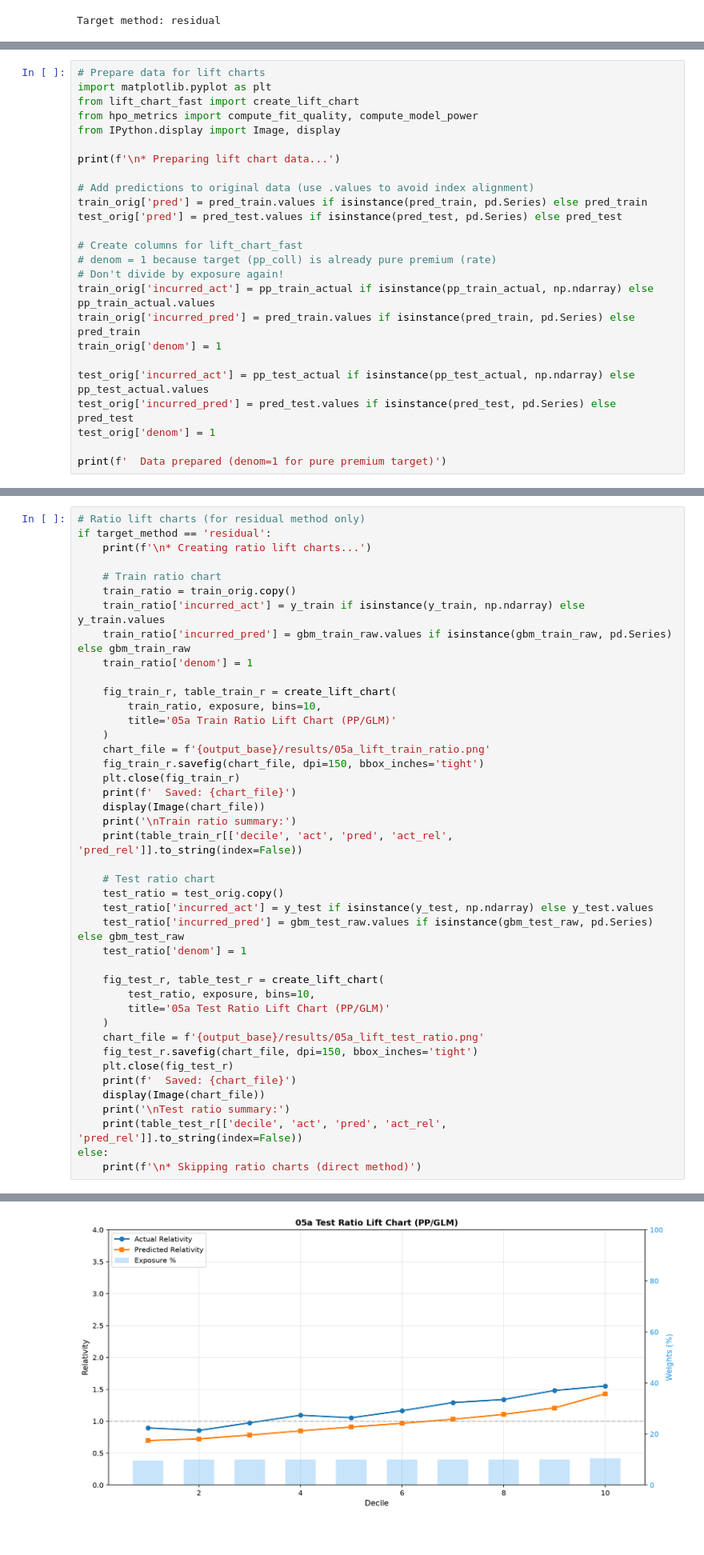
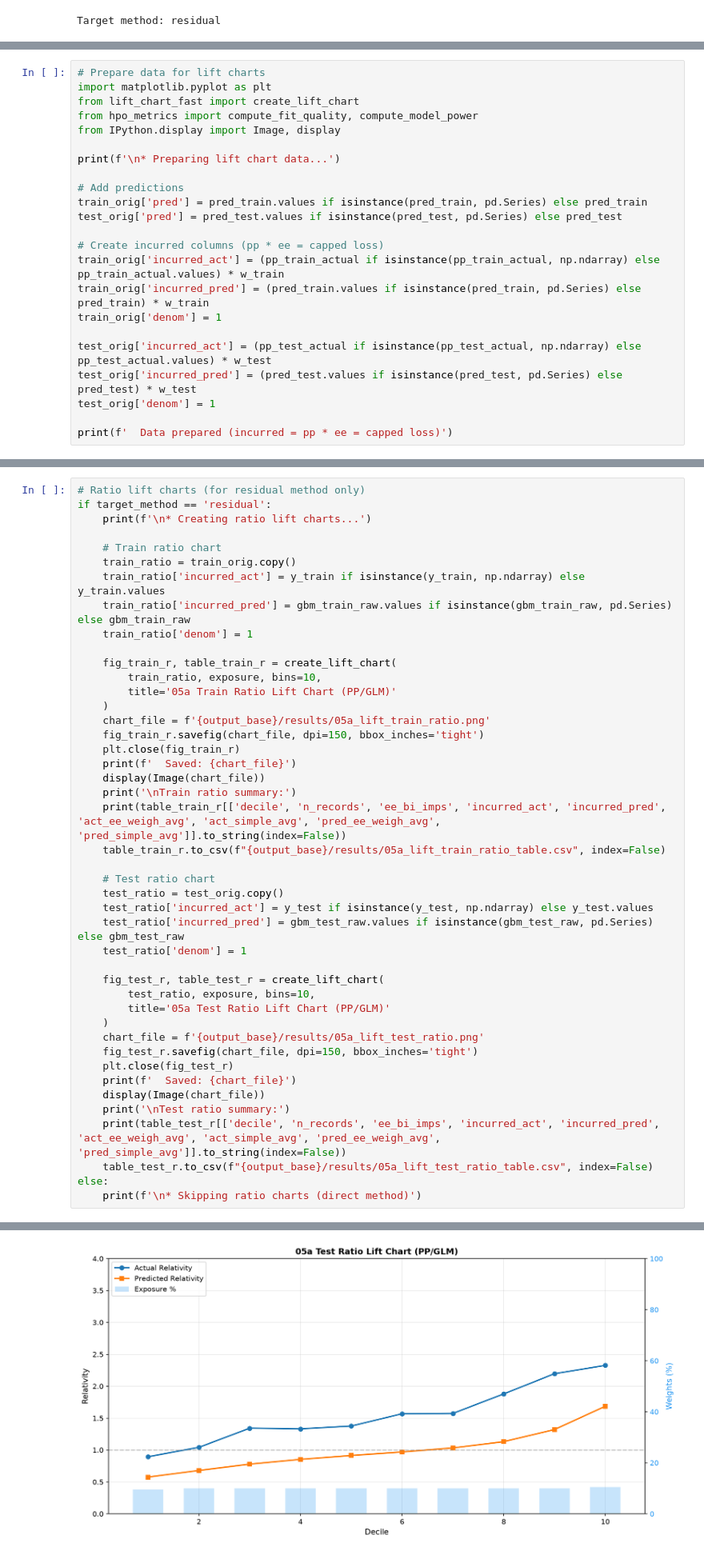
Before and after one commit to axspinnacle/26Dmodelv1, a Jupyter notebook: output/car_liab/v1/notebooks/05a_model_initial.ipynb, the cells around one changed output, grey strips where cells are left out. Shown at 80% size. Saved outputs shown, nothing was run; the diff lists cells and outputs as text.

Commit message:
Got car liab debug2 results that look good. major milestone.

```diff
--- a/output/car_liab/v1/notebooks/05a_model_initial.ipynb
+++ b/output/car_liab/v1/notebooks/05a_model_initial.ipynb
@@ -268,21 +225,19 @@ from IPython.display import Image, display
 
 print(f'\n* Preparing lift chart data...')
 
-# Add predictions to original data (use .values to avoid index alignment)
+# Add predictions
 train_orig['pred'] = pred_train.values if isinstance(pred_train, pd.Series) else pred_train
 test_orig['pred'] = pred_test.values if isinstance(pred_test, pd.Series) else pred_test
 
-# Create columns for lift_chart_fast
-# denom = 1 because target (pp_coll) is already pure premium (rate)
-# Don't divide by exposure again!
-train_orig['incurred_act'] = pp_train_actual if isinstance(pp_train_actual, np.ndarray) else pp_train_actual.values
-train_orig['incurred_pred'] = pred_train.values if isinstance(pred_train, pd.Series) else pred_train
+# Create incurred columns (pp * ee = capped loss)
+train_orig['incurred_act'] = (pp_train_actual if isinstance(pp_train_actual, np.ndarray) else pp_train_actual.values) * w_train
+train_orig['incurred_pred'] = (pred_train.values if isinstance(pred_train, pd.Series) else pred_train) * w_train
 train_orig['denom'] = 1
 
-test_orig['incurred_act'] = pp_test_actual if isinstance(pp_test_actual, np.ndarray) else pp_test_actual.values
-test_orig['incurred_pred'] = pred_test.values if isinstance(pred_test, pd.Series) else pred_test
+test_orig['incurred_act'] = (pp_test_actual if isinstance(pp_test_actual, np.ndarray) else pp_test_actual.values) * w_test
+test_orig['incurred_pred'] = (pred_test.values if isinstance(pred_test, pd.Series) else pred_test) * w_test
 test_orig['denom'] = 1
 
-print(f'  Data prepared (denom=1 for pure premium target)')
+print(f'  Data prepared (incurred = pp * ee = capped loss)')
 # %% [output]
 * Preparing lift chart data...
@@ -406,7 +363,8 @@ if target_method == 'residual':
     print(f'  Saved: {chart_file}')
     display(Image(chart_file))
     print('\nTrain ratio summary:')
-    print(table_train_r[['decile', 'act', 'pred', 'act_rel', 'pred_rel']].to_string(index=False))
+    print(table_train_r[['decile', 'n_records', 'ee_bi_imps', 'incurred_act', 'incurred_pred', 'act_ee_weigh_avg', 'act_simple_avg', 'pred_ee_weigh_avg', 'pred_simple_avg']].to_string(index=False))
+    table_train_r.to_csv(f"{output_base}/results/05a_lift_train_ratio_table.csv", index=False)
 
     # Test ratio chart
     test_ratio = test_orig.copy()
@@ -424,7 +382,8 @@ if target_method == 'residual':
     print(f'  Saved: {chart_file}')
     display(Image(chart_file))
     print('\nTest ratio summary:')
-    print(table_test_r[['decile', 'act', 'pred', 'act_rel', 'pred_rel']].to_string(index=False))
+    print(table_test_r[['decile', 'n_records', 'ee_bi_imps', 'incurred_act', 'incurred_pred', 'act_ee_weigh_avg', 'act_simple_avg', 'pred_ee_weigh_avg', 'pred_simple_avg']].to_string(index=False))
+    table_test_r.to_csv(f"{output_base}/results/05a_lift_test_ratio_table.csv", index=False)
 else:
     print(f'\n* Skipping ratio charts (direct method)')
 # %% [output]
@@ -465,3 +424,3 @@ Train ratio summary:
   Saved: output/car_liab/v1/results/05a_lift_test_ratio.png
-[figure, old version]
+[figure, new version]
 Test ratio summary:
```
Also changed, not shown: parts of 15 cells of this notebook, 53 other files.
